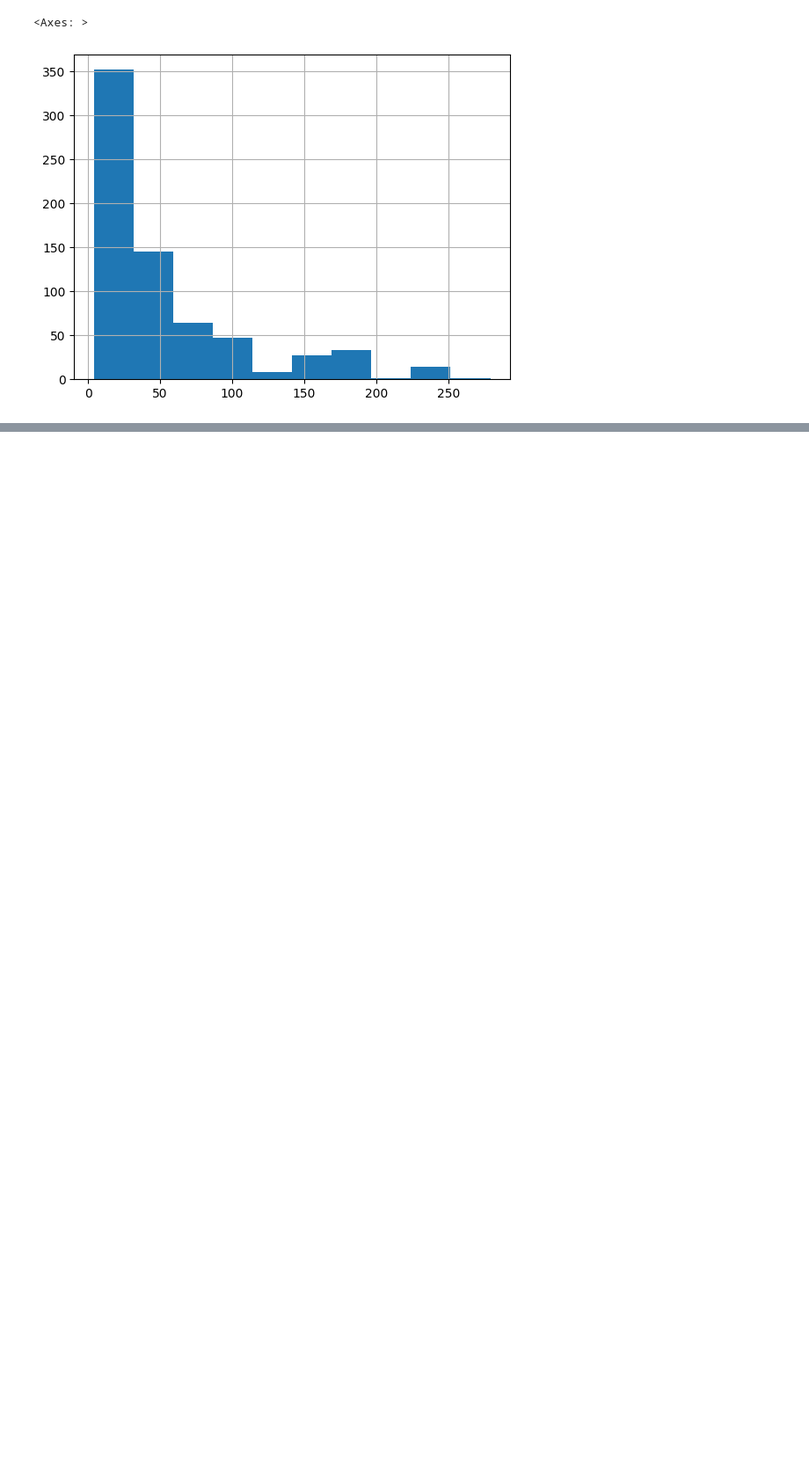
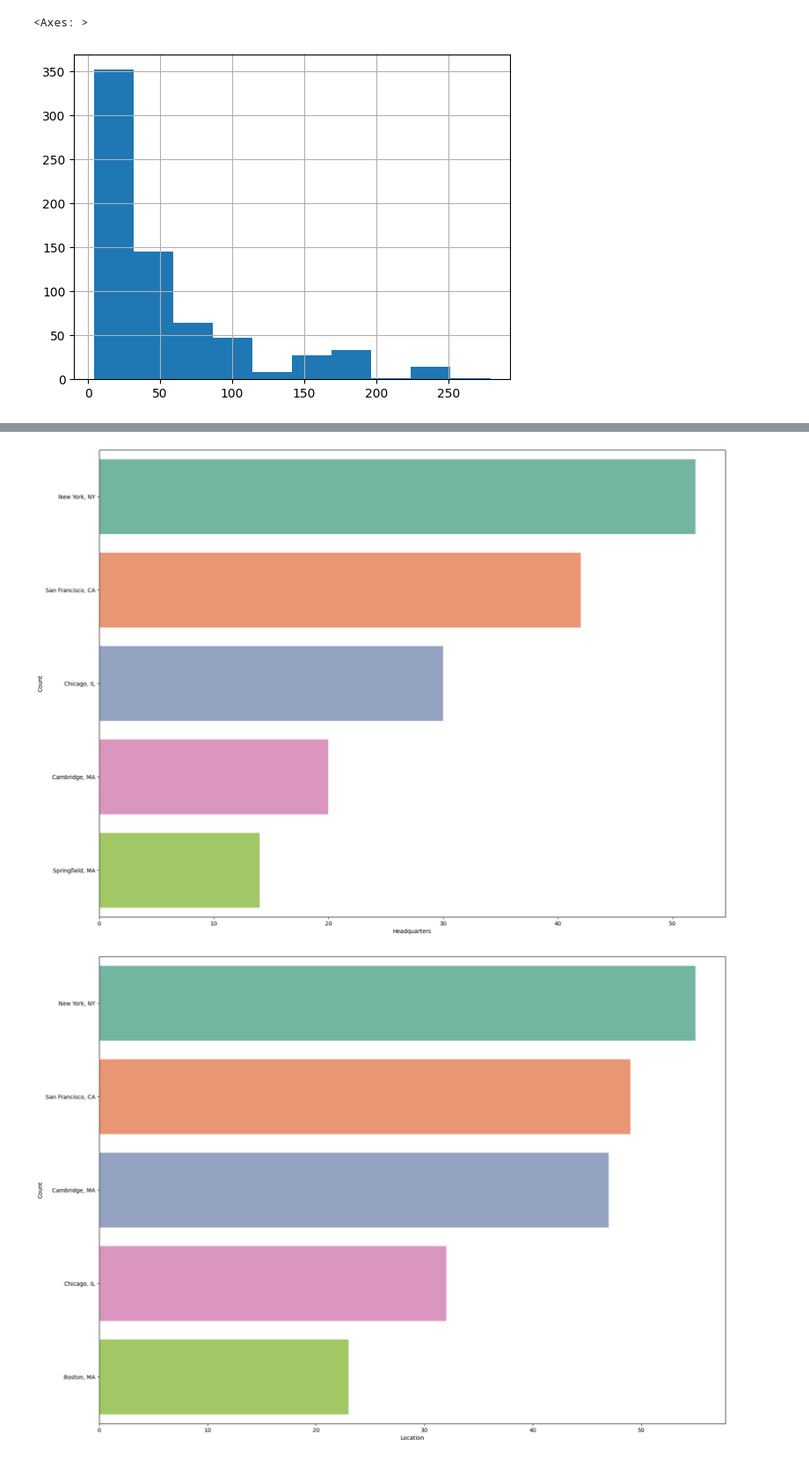
Before and after one commit to 87tana/Salary, a Jupyter notebook: EDA.ipynb, the cells around one changed output, grey strips where cells are left out. Shown at 88% size. Cells and saved outputs as stored; diff of their text form; code cells hidden in the pictures; blank space fills up the shorter version.

```diff
--- a/EDA.ipynb
+++ b/EDA.ipynb
@@ -206,0 +253,16 @@ df.age.hist()
+# %%
+df_categorical = df[['Location', 'Headquarters', 'Size', 'Type of ownership', 'Industry',
+    'Sector', 'Revenue','company_txt','job_state','same_state','python-yn', 'R_yn',
+       'spark', 'aws', 'excel', 'job_simp', 'seniority',]]
+# %%
+for i in df_categorical.columns:
+    cat_num = df_categorical[i].value_counts()
+
+    fig = px.bar(cat_num, y=cat_num.index, x=cat_num, color=cat_num.index)
+    fig.update_layout(
+        title=f'Bar Plot for {i}',
+        xaxis_title=i,
+        yaxis_title='Count',
+        xaxis_tickangle=45
+    )
+    fig.show()
@@ -206,0 +283,11 @@ df.age.hist()
+# %%
+for i in df_categorical[['Headquarters','Location','company_txt']].columns:
+    cat_num = df_categorical[i].value_counts()[:5]
+    plt.figure(figsize =(20,15))
+    sns.barplot(y= cat_num.index, x= cat_num, palette='Set2')
+    plt.xlabel(i)
+    plt.ylabel('Count')
+    plt.show()
+# %% [output]
+[figure, added]
+[figure, added]
```
Also changed, not shown: parts of 12 cells of this notebook.
